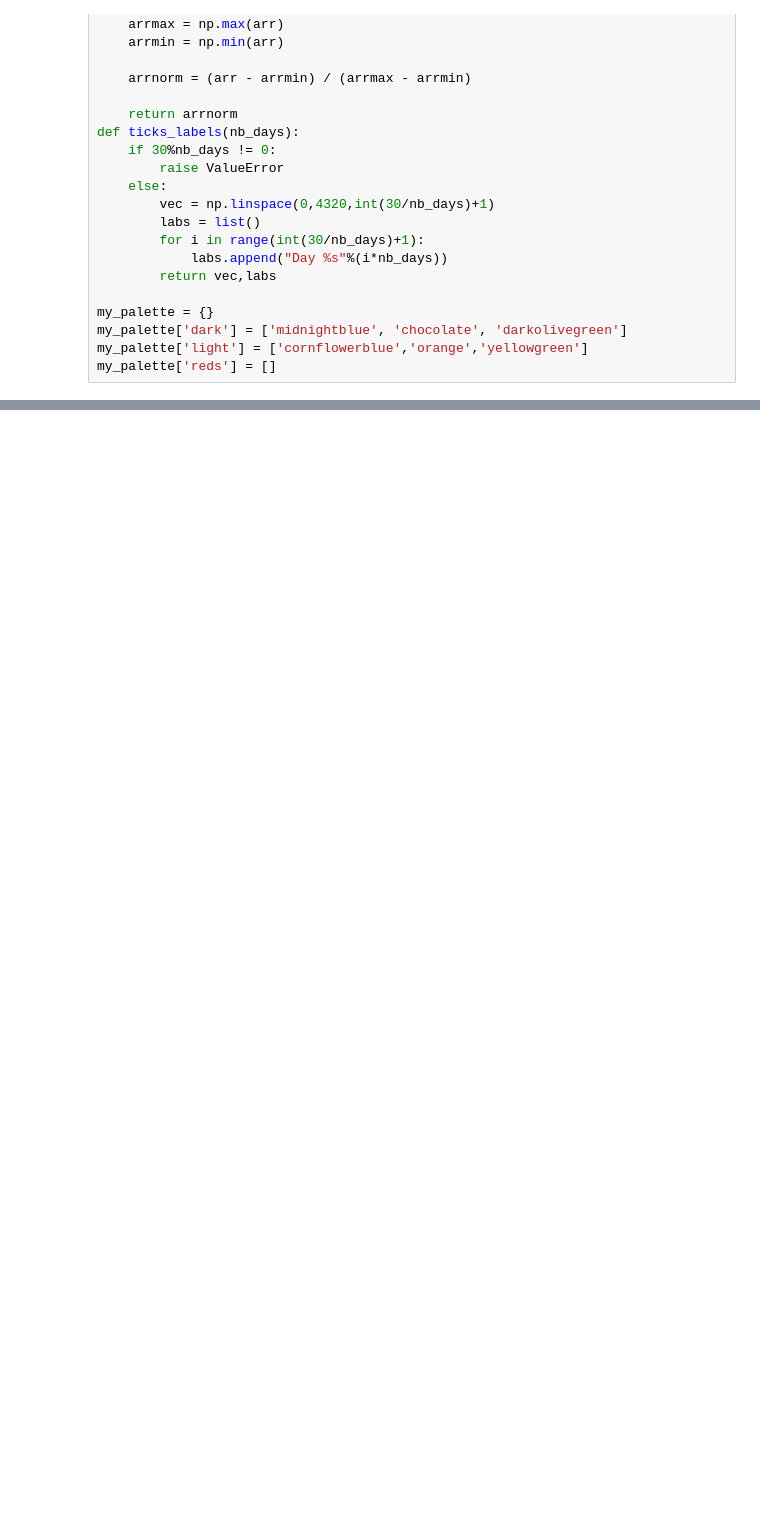
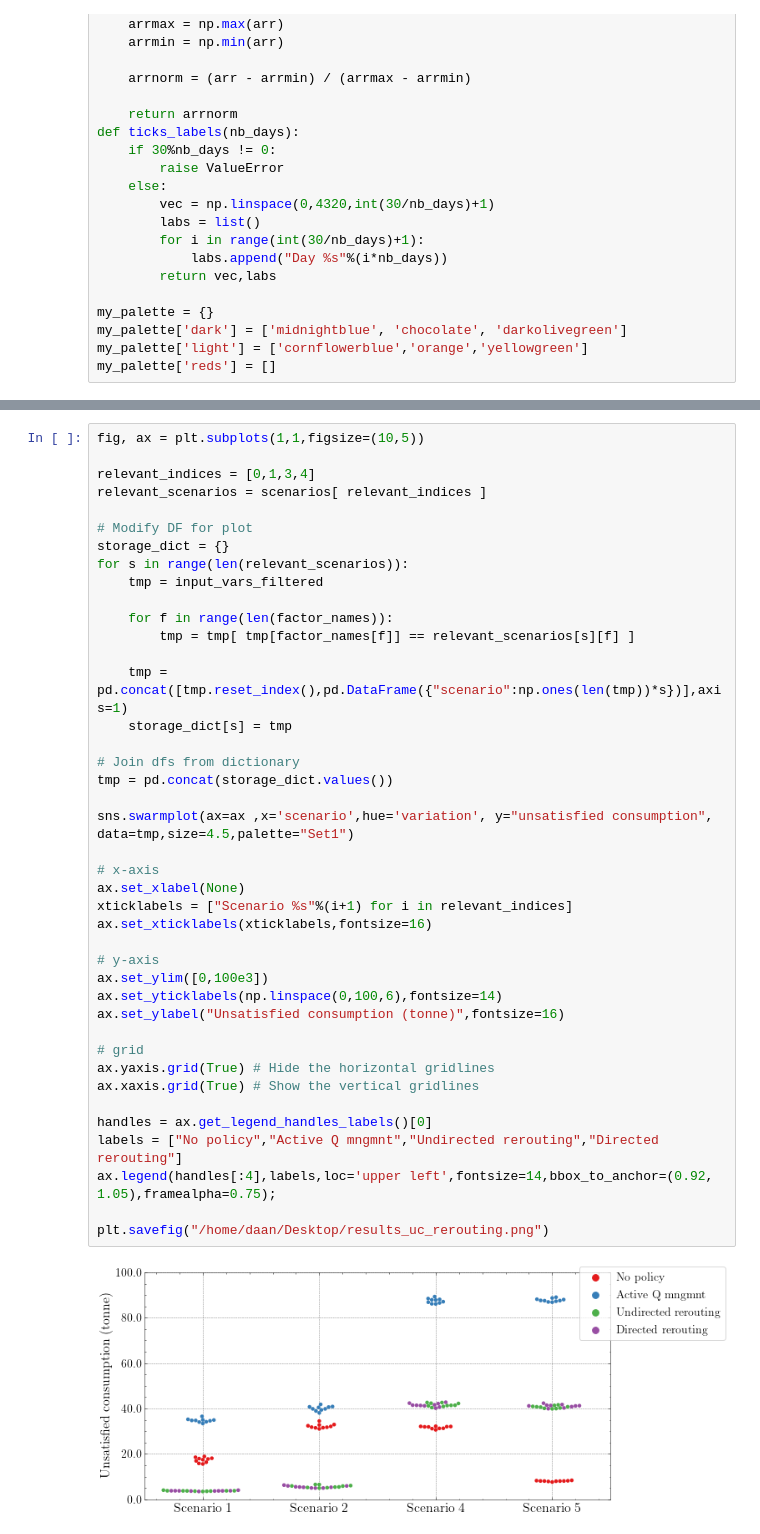
Before and after one commit to daanieo/FATM_ABM, a Jupyter notebook: results/Rerouting.ipynb, the cells around one changed output, grey strips where cells are left out. Cells and saved outputs as stored; diff of their text form; blank space fills up the shorter version.

```diff
--- a/results/Rerouting.ipynb
+++ b/results/Rerouting.ipynb
@@ -128 +75,44 @@ plt.savefig("/home/daan/Desktop/unsatisfiedconsumption_rerouting.png")
+# %%
+fig, ax = plt.subplots(1,1,figsize=(10,5))
+
+relevant_indices = [0,1,3,4]
+relevant_scenarios = scenarios[ relevant_indices ]
+
+# Modify DF for plot
+storage_dict = {}
+for s in range(len(relevant_scenarios)):
+    tmp = input_vars_filtered
+
+    for f in range(len(factor_names)):
+        tmp = tmp[ tmp[factor_names[f]] == relevant_scenarios[s][f] ]
+
+    tmp = pd.concat([tmp.reset_index(),pd.DataFrame({"scenario":np.ones(len(tmp))*s})],axis=1)
+    storage_dict[s] = tmp
+
+# Join dfs from dictionary
+tmp = pd.concat(storage_dict.values())
+
+sns.swarmplot(ax=ax ,x='scenario',hue='variation', y="unsatisfied consumption", data=tmp,size=4.5,palette="Set1")
+
+# x-axis
+ax.set_xlabel(None)
+xticklabels = ["Scenario %s"%(i+1) for i in relevant_indices]
+ax.set_xticklabels(xticklabels,fontsize=16)
+
+# y-axis
+ax.set_ylim([0,100e3])
+ax.set_yticklabels(np.linspace(0,100,6),fontsize=14)
+ax.set_ylabel("Unsatisfied consumption (tonne)",fontsize=16)
+
+# grid
+ax.yaxis.grid(True) # Hide the horizontal gridlines
+ax.xaxis.grid(True) # Show the vertical gridlines
+
+handles = ax.get_legend_handles_labels()[0]
+labels = ["No policy","Active Q mngmnt","Undirected rerouting","Directed rerouting"]
+ax.legend(handles[:4],labels,loc='upper left',fontsize=14,bbox_to_anchor=(0.92, 1.05),framealpha=0.75);
+
+plt.savefig("/home/daan/Desktop/results_uc_rerouting.png")
+# %% [output]
+[figure, added]
 # %%
```
Also changed, not shown: parts of 9 cells of this notebook, 41 other files.
